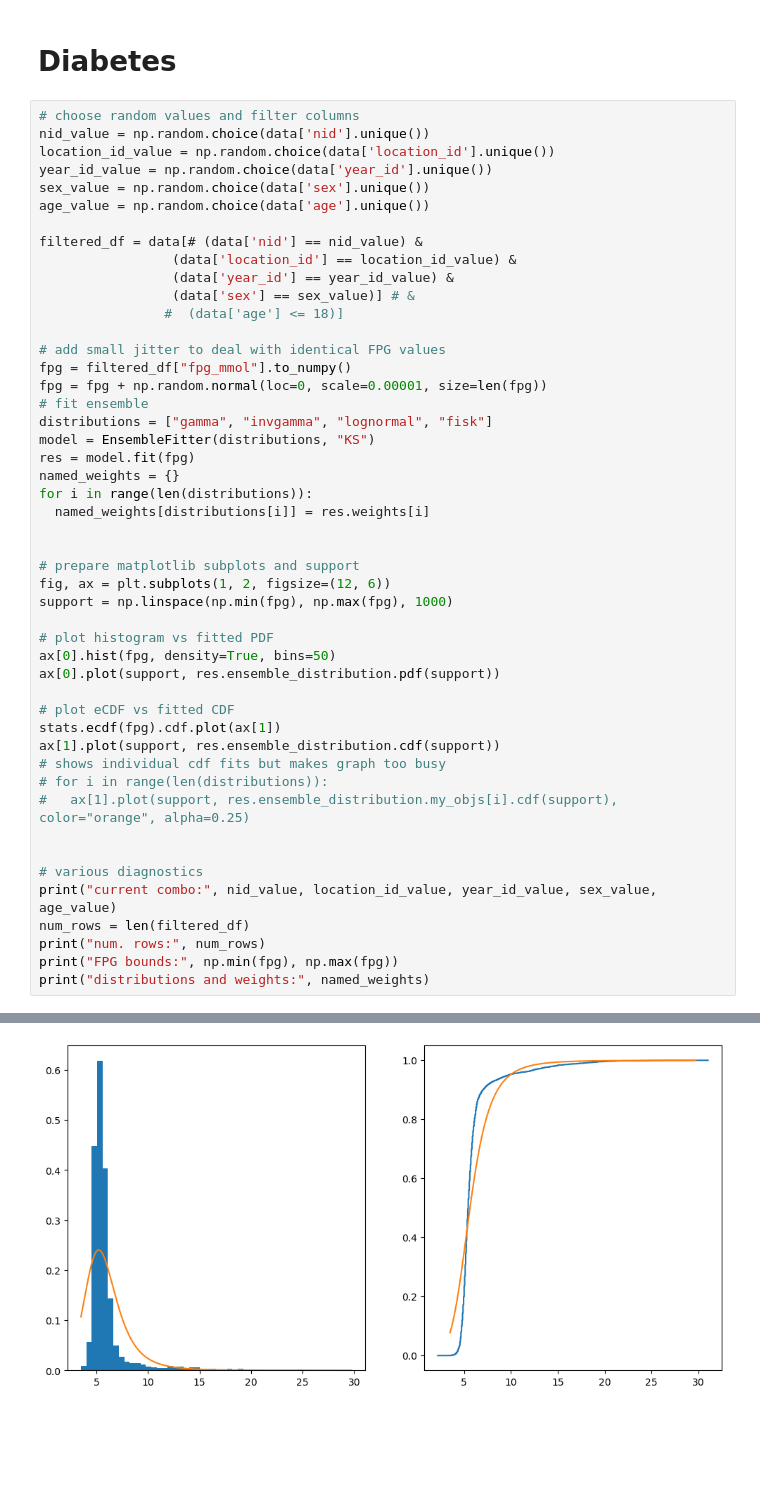
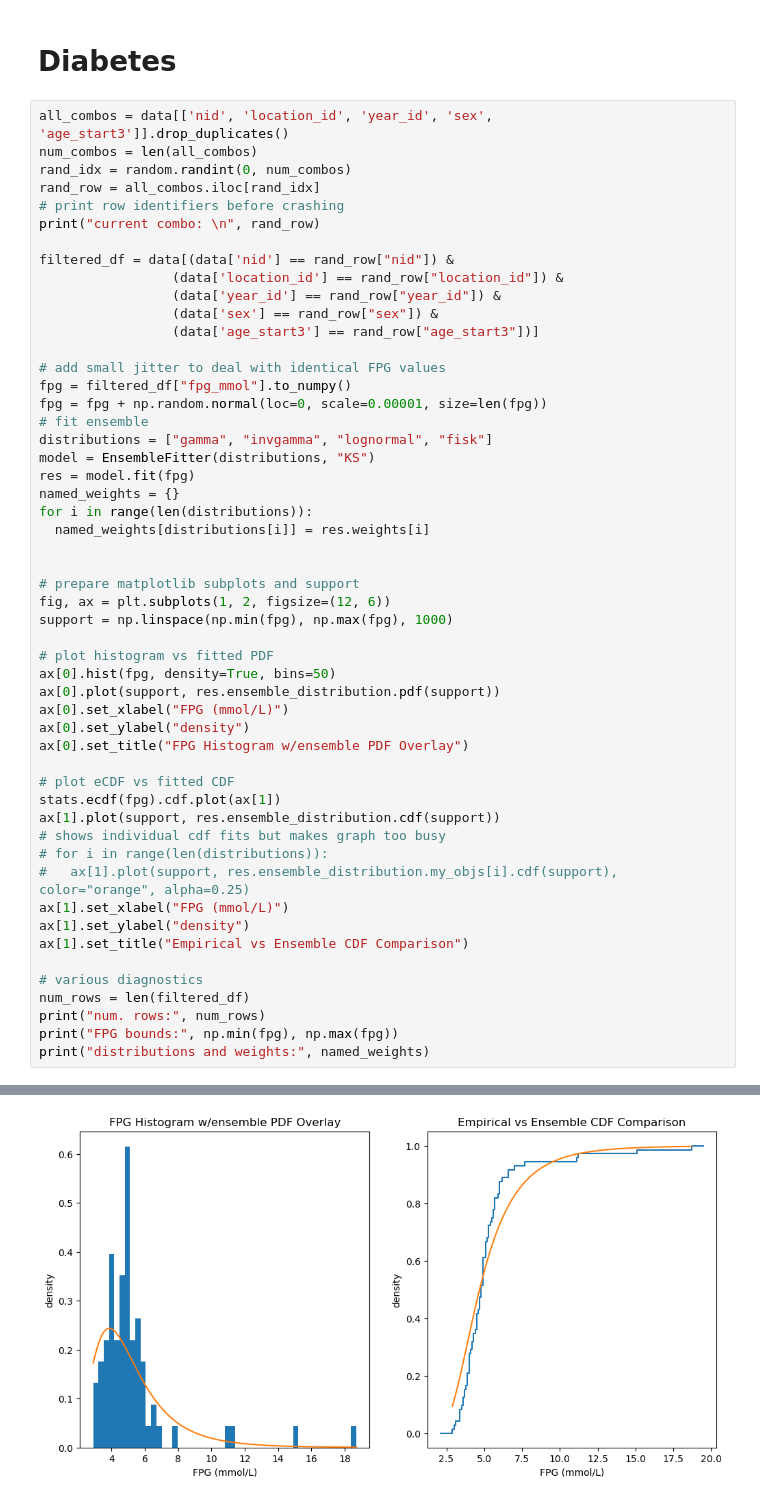
Before and after one commit to ihmeuw-msca/distrem, a Jupyter notebook: plots.ipynb, the cells around one changed output, grey strips where cells are left out. Cells and saved outputs as stored; diff of their text form; blank space fills up the shorter version.

Commit message:
updates to plotting and docs

```diff
--- a/plots.ipynb
+++ b/plots.ipynb
@@ -83,18 +84,18 @@ ensemble_comparison(distributions, weights, "KS", MEAN, VARIANCE, support, (30,
 # %% [markdown]
 # Diabetes
 # %%
-# choose random values and filter columns
-nid_value = np.random.choice(data['nid'].unique())
-location_id_value = np.random.choice(data['location_id'].unique())
-year_id_value = np.random.choice(data['year_id'].unique())
-sex_value = np.random.choice(data['sex'].unique())
-age_value = np.random.choice(data['age'].unique())
+all_combos = data[['nid', 'location_id', 'year_id', 'sex', 'age_start3']].drop_duplicates()
+num_combos = len(all_combos)
+rand_idx = random.randint(0, num_combos)
+rand_row = all_combos.iloc[rand_idx]
+# print row identifiers before crashing
+print("current combo: \n", rand_row)
 
-filtered_df = data[# (data['nid'] == nid_value) &
-                 (data['location_id'] == location_id_value) &
-                 (data['year_id'] == year_id_value) &
-                 (data['sex'] == sex_value)] # &
-                #  (data['age'] <= 18)]
+filtered_df = data[(data['nid'] == rand_row["nid"]) &
+                 (data['location_id'] == rand_row["location_id"]) &
+                 (data['year_id'] == rand_row["year_id"]) &
+                 (data['sex'] == rand_row["sex"]) &
+                 (data['age_start3'] == rand_row["age_start3"])]
 
 # add small jitter to deal with identical FPG values
 fpg = filtered_df["fpg_mmol"].to_numpy()
@@ -115,6 +116,9 @@ support = np.linspace(np.min(fpg), np.max(fpg), 1000)
 # plot histogram vs fitted PDF
 ax[0].hist(fpg, density=True, bins=50)
 ax[0].plot(support, res.ensemble_distribution.pdf(support))
+ax[0].set_xlabel("FPG (mmol/L)")
+ax[0].set_ylabel("density")
+ax[0].set_title("FPG Histogram w/ensemble PDF Overlay")
 
 # plot eCDF vs fitted CDF
 stats.ecdf(fpg).cdf.plot(ax[1])
@@ -122,10 +126,11 @@ ax[1].plot(support, res.ensemble_distribution.cdf(support))
 # shows individual cdf fits but makes graph too busy
 # for i in range(len(distributions)):
 #   ax[1].plot(support, res.ensemble_distribution.my_objs[i].cdf(support), color="orange", alpha=0.25)
-
+ax[1].set_xlabel("FPG (mmol/L)")
+ax[1].set_ylabel("density")
+ax[1].set_title("Empirical vs Ensemble CDF Comparison")
 
 # various diagnostics
-print("current combo:", nid_value, location_id_value, year_id_value, sex_value, age_value)
 num_rows = len(filtered_df)
 print("num. rows:", num_rows)
 print("FPG bounds:", np.min(fpg), np.max(fpg))
@@ -138 +149 @@ distributions and weights: {'gamma': 2.4941752980545753e-12, 'invgamma': 5.08861
-[figure, old version]
+[figure, new version]
```
Also changed, not shown: parts of 2 cells of this notebook, 1 other file.
